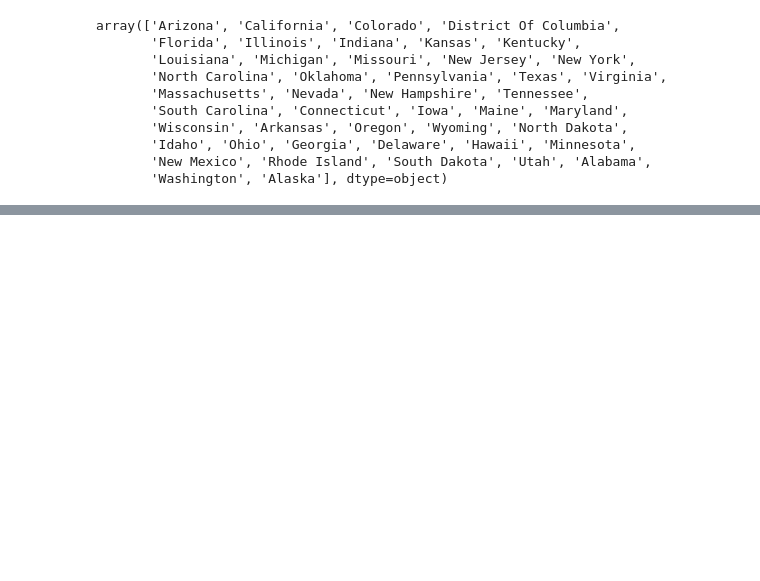
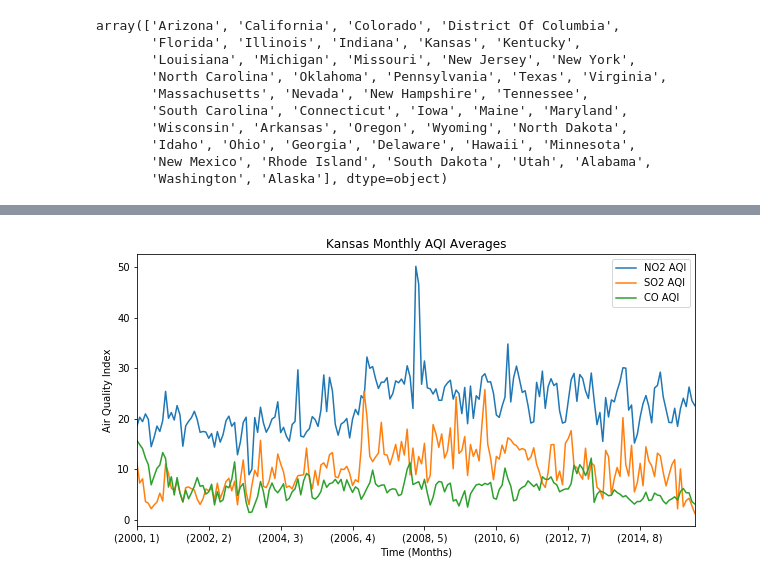
Before and after one commit to sachsjohn/Project_1_Pollution, a Jupyter notebook: Pollution Data.ipynb, the cells around one changed output, grey strips where cells are left out. Saved outputs shown, nothing was run; the diff lists cells and outputs as text; code cells hidden in the pictures; blank space fills up the shorter version.

```diff
--- a/Pollution Data.ipynb
+++ b/Pollution Data.ipynb
@@ -194,0 +117,9 @@ us = df[["NO2 AQI","SO2 AQI","CO AQI","O3 AQI","Date Local","year","month"
+# %%
+ksmean = ks.groupby(['year','month']).mean()
+ksmean.plot(figsize=(10,5))
+plt.title('Kansas Monthly AQI Averages')
+plt.xlabel('Time (Months)')
+plt.ylabel('Air Quality Index')
+plt.savefig('Resources/ksmean.png')
+# %% [output]
+[figure, added]
```
Also changed, not shown: parts of 17 cells of this notebook, 3 other files.
